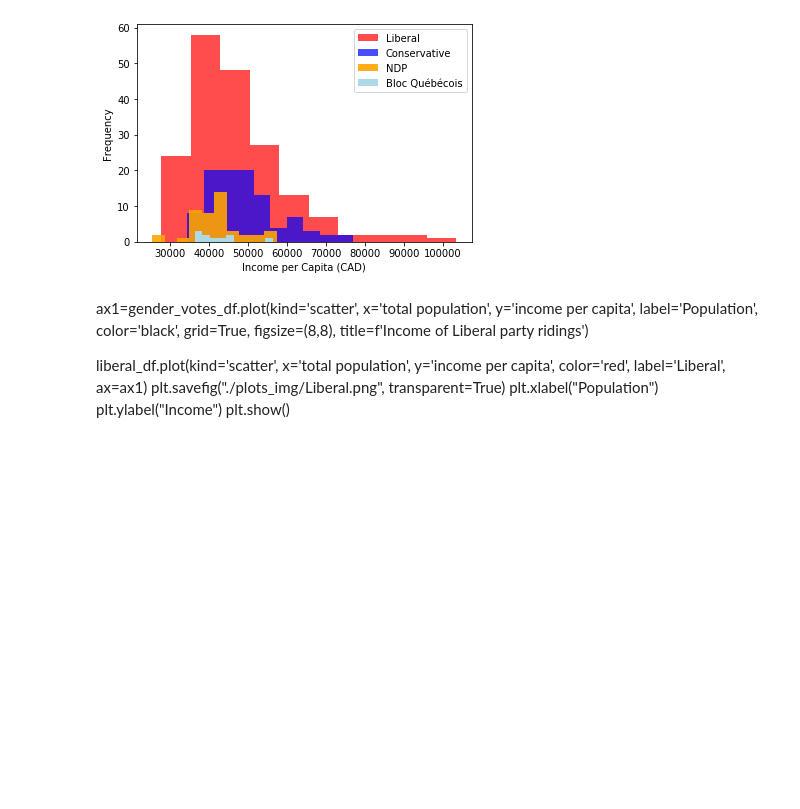
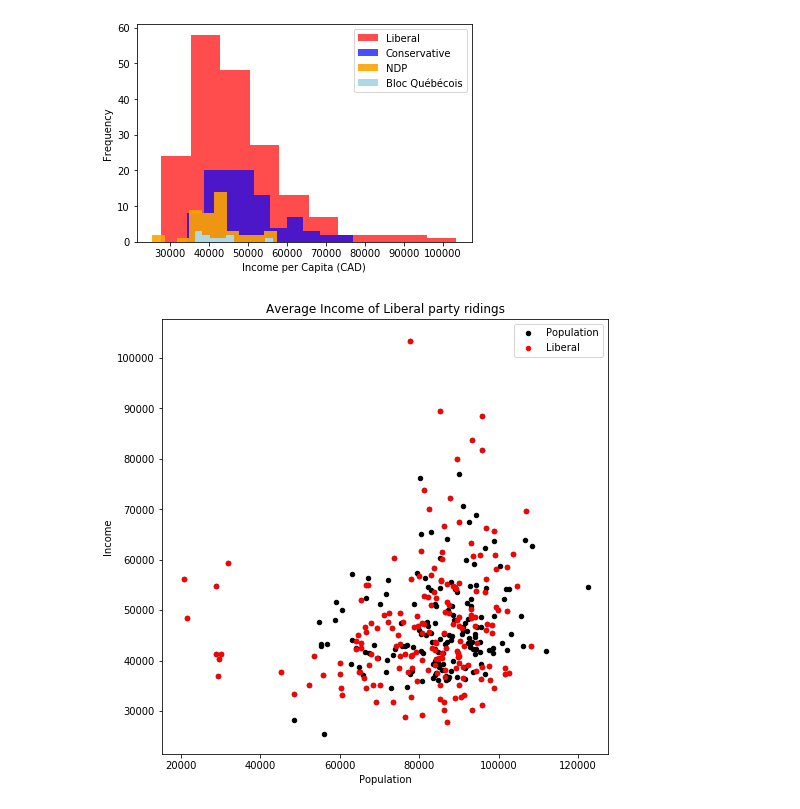
Before and after one commit to bsmirnov12/ABDS-Project-1, a Jupyter notebook: plots.ipynb, the cells around one changed output. Drawn from its saved outputs; the diff is of its cells as text; code cells hidden in the pictures; blank space fills up the shorter version.

```diff
--- a/plots.ipynb
+++ b/plots.ipynb
@@ -195,15 +195,17 @@ plt.savefig("./plots_img/his_party.png", transparent=True)
 plt.show()
 # %% [output]
 [figure]
-# %% [markdown]
-ax1=gender_votes_df.plot(kind='scatter', x='total population', y='income per capita', label='Population', color='black', grid=True, figsize=(8,8),
-              title=f'Income of Liberal party ridings')
-
-liberal_df.plot(kind='scatter', x='total population', y='income per capita',
-        color='red', label='Liberal', ax=ax1)
-plt.savefig("./plots_img/Liberal.png", transparent=True)
-plt.xlabel("Population")
-plt.ylabel("Income")
-plt.show()
+# %%
+ax1=gender_votes_df.plot(kind='scatter', x='total population', y='income per capita', label='Population', color='black', grid=True, figsize=(8,8),
+              title=f'Average Income of Liberal party ridings')
+
+liberal_df.plot(kind='scatter', x='total population', y='income per capita',
+        color='red', label='Liberal', ax=ax1)
+plt.savefig("./plots_img/Liberal.png", transparent=True)
+plt.xlabel("Population")
+plt.ylabel("Income")
+plt.show()
+# %% [output]
+[figure, added]
 # %%
 ax2=gender_votes_df.plot(kind='scatter', x='total population', y='income per capita', label='Population', color='black', grid=True, figsize=(8,8),
```
Also changed, not shown: parts of 6 cells of this notebook, 9 other files.
